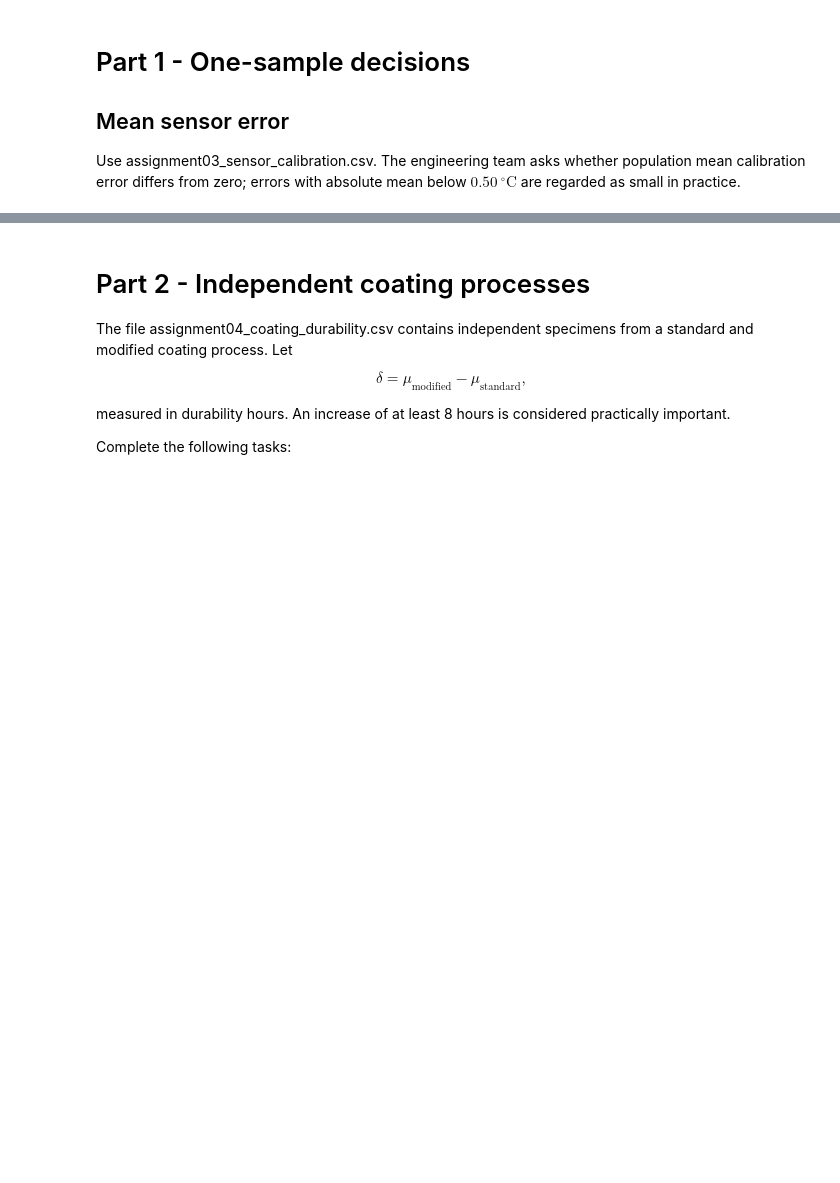
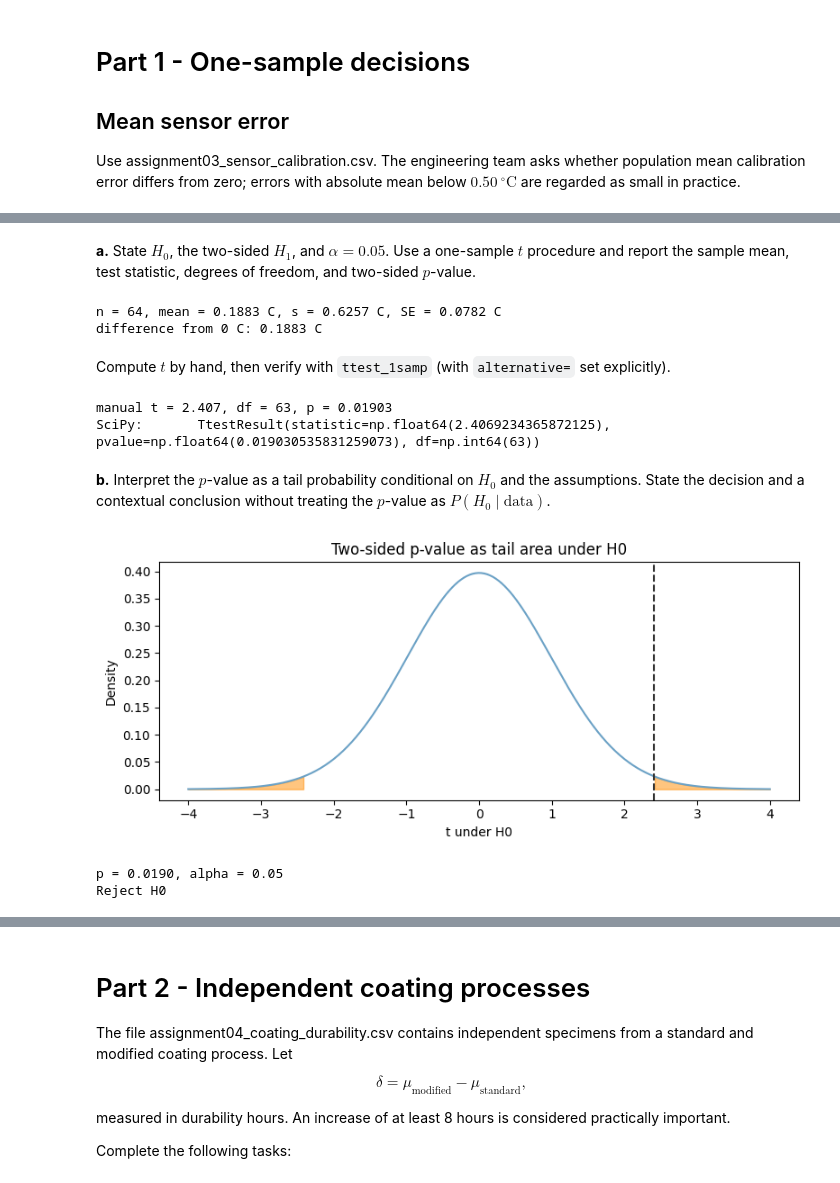
Before and after one commit to sebinko/STA1_26, a Jupyter notebook: Assignment4/assignment_4.ipynb, the cells around one changed output, grey strips where cells are left out. Drawn from its saved outputs; the diff is of its cells as text; code cells hidden in the pictures; blank space fills up the shorter version.

```diff
--- a/Assignment4/assignment_4.ipynb
+++ b/Assignment4/assignment_4.ipynb
@@ -69,0 +59,50 @@ Use assignment03_access_control.csv. The pre-specified question is whether the f
+# %% [markdown]
+**a.** State $H_0$, the two-sided $H_1$, and $\alpha = 0.05$. Use a one-sample $t$ procedure and report the sample mean, test statistic, degrees of freedom, and two-sided $p$-value.
+# %%
+x = sensors["calibration_error_c"].to_numpy()
+
+mu0 = 0.0
+alpha = 0.05
+n = x.size
+xbar = x.mean()
+s = x.std(ddof=1)
+se = s / np.sqrt(n)
+print(f"n = {n}, mean = {xbar:.4f} C, s = {s:.4f} C, SE = {se:.4f} C")
+print(f"difference from 0 C: {xbar - mu0:.4f} C")
+# %% [output]
+n = 64, mean = 0.1883 C, s = 0.6257 C, SE = 0.0782 C
+difference from 0 C: 0.1883 C
+# %% [markdown]
+Compute $t$ by hand, then verify with `ttest_1samp` (with `alternative=` set explicitly).
+# %%
+t_obs = (xbar - mu0) / se
+df = n - 1
+p_two = 2 * t.sf(np.abs(t_obs), df=df)
+res = ttest_1samp(x, popmean=mu0, alternative="two-sided")
+print(f"manual t = {t_obs:.3f}, df = {df}, p = {p_two:.4g}")
+print("SciPy:      ", res)
+# %% [output]
+manual t = 2.407, df = 63, p = 0.01903
+SciPy:       TtestResult(statistic=np.float64(2.4069234365872125), pvalue=np.float64(0.019030535831259073), df=np.int64(63))
+# %% [markdown]
+**b.** Interpret the $p$-value as a tail probability conditional on $H_0$ and the assumptions. State the decision and a contextual conclusion without treating the $p$-value as $P(H_0 \mid \text{data})$.
+# %%
+grid = np.linspace(-4, 4, 400)
+pdf = t.pdf(grid, df=df)
+fig, ax = plt.subplots(figsize=(8, 3.6))
+ax.plot(grid, pdf, color="#6CA2C6")
+ax.fill_between(grid, pdf, where=grid <= -abs(t_obs), color="#FF8C00", alpha=0.5)
+ax.fill_between(grid, pdf, where=grid >= abs(t_obs), color="#FF8C00", alpha=0.5)
+ax.axvline(t_obs, color="0.2", linestyle="--")
+ax.set_xlabel("t under H0")
+ax.set_ylabel("Density")
+ax.set_title("Two-sided p-value as tail area under H0")
+plt.tight_layout()
+plt.show()
+
+print(f"p = {p_two:.4f}, alpha = {alpha}")
+print("Reject H0" if p_two <= alpha else "Fail to reject H0")
+# %% [output]
+[figure, added]
+p = 0.0190, alpha = 0.05
+Reject H0
```
Also changed, not shown: parts of 33 cells of this notebook.
